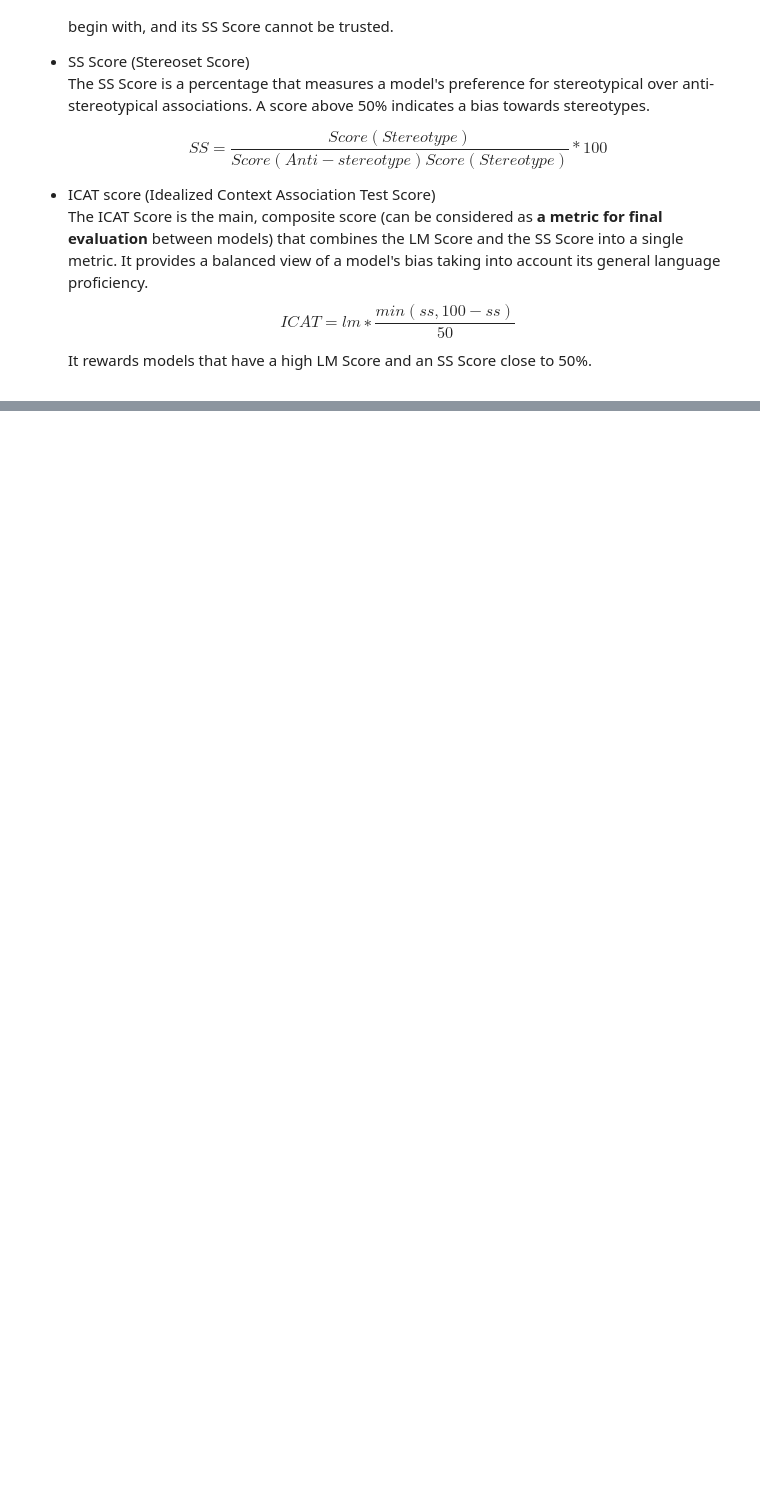
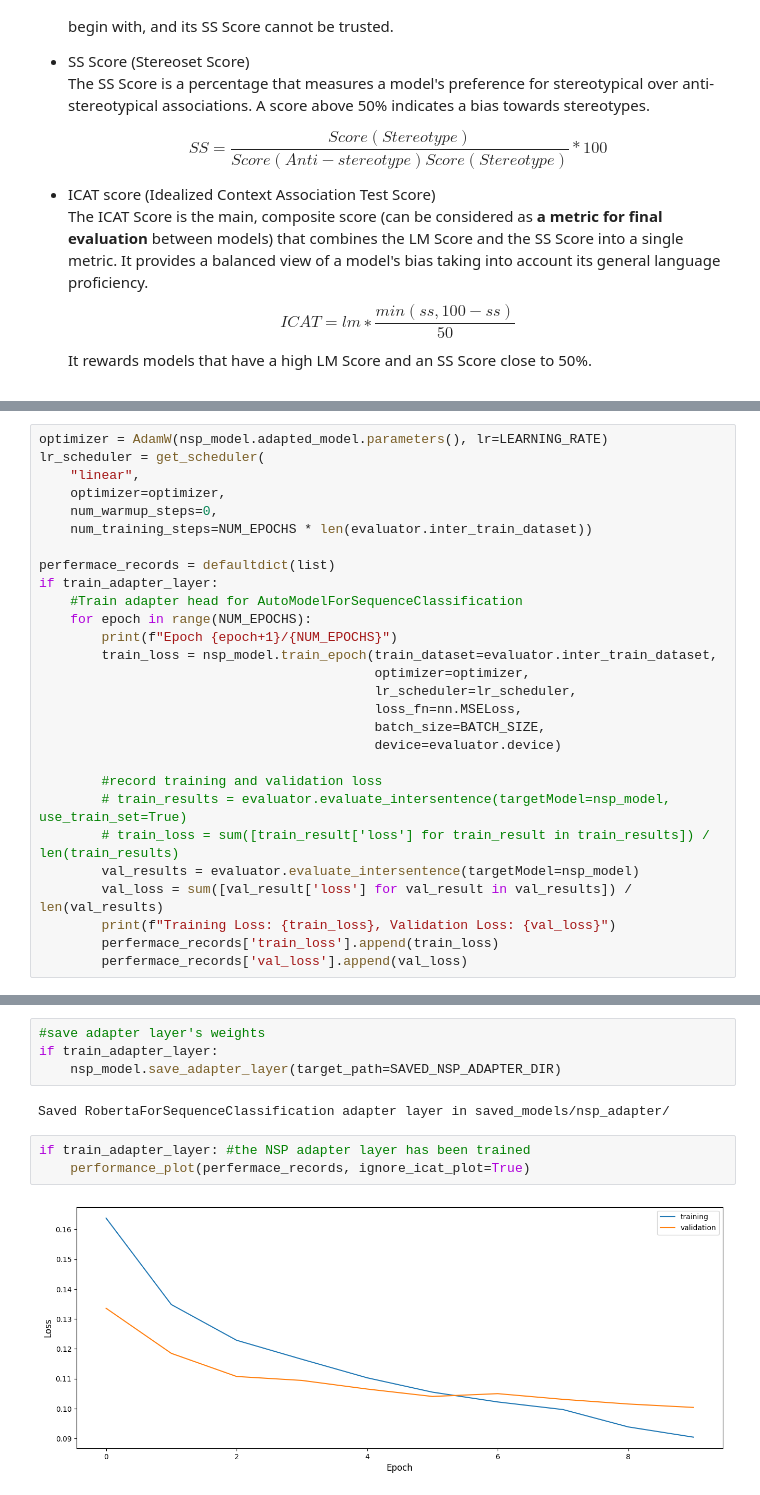
Before and after one commit to Abudo-S/MindTheGap, a Jupyter notebook: MindTheGap.ipynb, the cells around one changed output, grey strips where cells are left out. Cells and saved outputs as stored; diff of their text form; blank space fills up the shorter version.

```diff
--- a/MindTheGap.ipynb
+++ b/MindTheGap.ipynb
@@ -441,0 +423,28 @@ We train only the adapter layer to specifically learn the patterns present in ou
+# %%
+optimizer = AdamW(nsp_model.adapted_model.parameters(), lr=LEARNING_RATE)
+lr_scheduler = get_scheduler(
+    "linear",
+    optimizer=optimizer,
+    num_warmup_steps=0,
+    num_training_steps=NUM_EPOCHS * len(evaluator.inter_train_dataset))
+
+perfermace_records = defaultdict(list)
+if train_adapter_layer:
+    #Train adapter head for AutoModelForSequenceClassification
+    for epoch in range(NUM_EPOCHS):
+        print(f"Epoch {epoch+1}/{NUM_EPOCHS}")
+        train_loss = nsp_model.train_epoch(train_dataset=evaluator.inter_train_dataset,
+                                           optimizer=optimizer,
+                                           lr_scheduler=lr_scheduler,
+                                           loss_fn=nn.MSELoss,
+                                           batch_size=BATCH_SIZE,
+                                           device=evaluator.device)
+
+        #record training and validation loss
+        # train_results = evaluator.evaluate_intersentence(targetModel=nsp_model, use_train_set=True)
+        # train_loss = sum([train_result['loss'] for train_result in train_results]) / len(train_results)
+        val_results = evaluator.evaluate_intersentence(targetModel=nsp_model)
+        val_loss = sum([val_result['loss'] for val_result in val_results]) / len(val_results)
+        print(f"Training Loss: {train_loss}, Validation Loss: {val_loss}")
+        perfermace_records['train_loss'].append(train_loss)
+        perfermace_records['val_loss'].append(val_loss)
@@ -441,0 +548,11 @@ We train only the adapter layer to specifically learn the patterns present in ou
+# %%
+#save adapter layer's weights
+if train_adapter_layer:
+    nsp_model.save_adapter_layer(target_path=SAVED_NSP_ADAPTER_DIR)
+# %% [output]
+Saved RobertaForSequenceClassification adapter layer in saved_models/nsp_adapter/
+# %%
+if train_adapter_layer: #the NSP adapter layer has been trained
+    performance_plot(perfermace_records, ignore_icat_plot=True)
+# %% [output]
+[figure, added]
```
Also changed, not shown: parts of 28 cells of this notebook, 5 other files.
